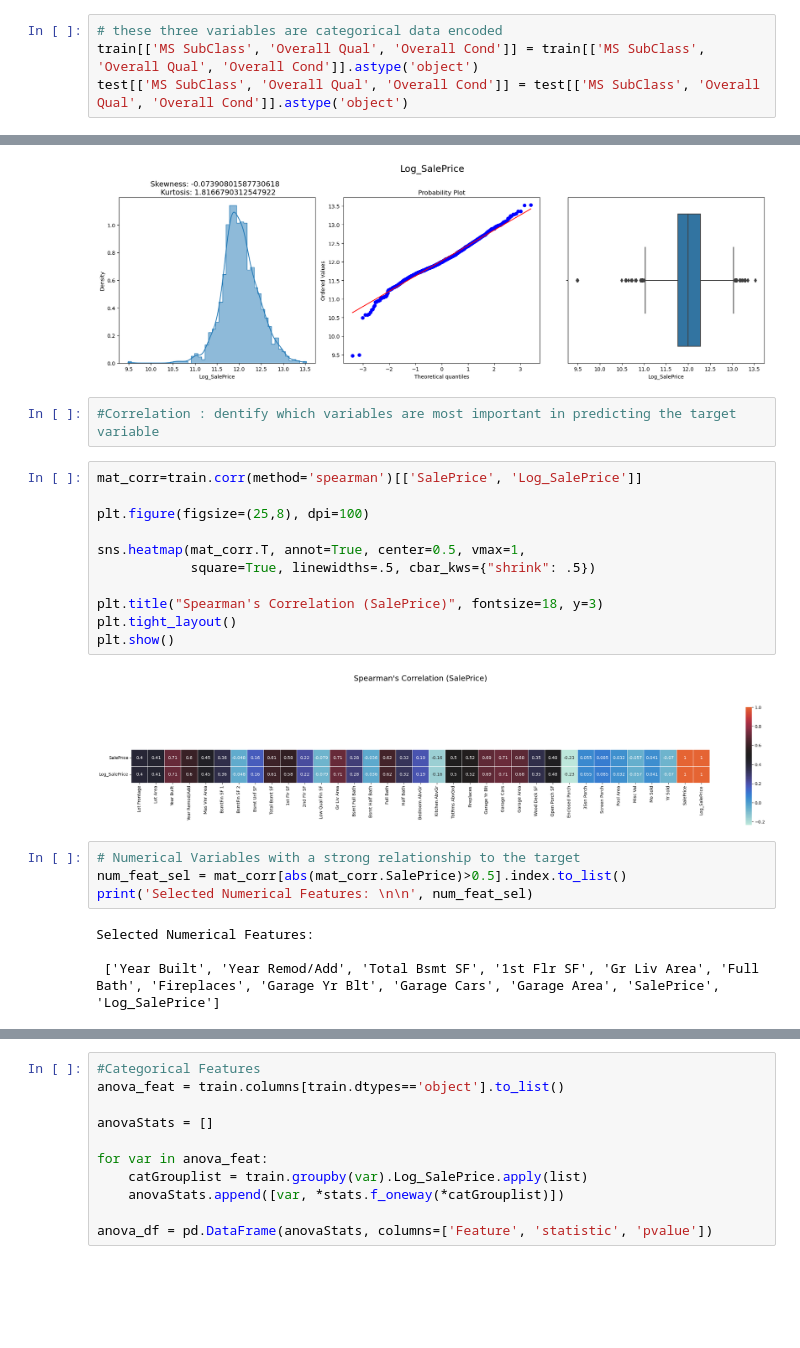
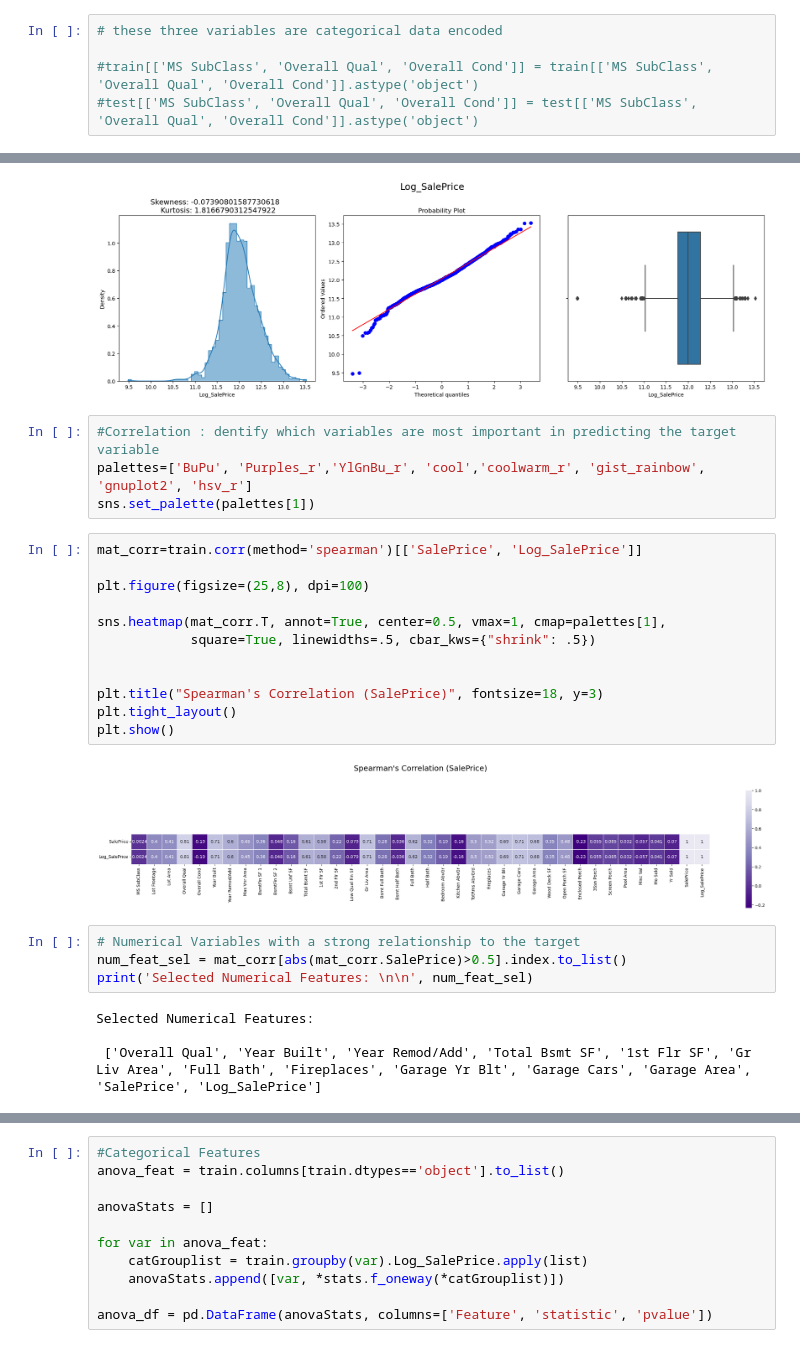
Before and after one commit to Ismail-Bzk/Kaggle-Master, a Jupyter notebook: House prediction.ipynb, the cells around one changed output, grey strips where cells are left out. Saved outputs shown, nothing was run; the diff lists cells and outputs as text; blank space fills up the shorter version.

```diff
--- a/House prediction.ipynb
+++ b/House prediction.ipynb
@@ -73,7 +103,8 @@ Numeric:  36
 # %%
 # these three variables are categorical data encoded
-train[['MS SubClass', 'Overall Qual', 'Overall Cond']] = train[['MS SubClass', 'Overall Qual', 'Overall Cond']].astype('object')
-test[['MS SubClass', 'Overall Qual', 'Overall Cond']] = test[['MS SubClass', 'Overall Qual', 'Overall Cond']].astype('object')
+
+#train[['MS SubClass', 'Overall Qual', 'Overall Cond']] = train[['MS SubClass', 'Overall Qual', 'Overall Cond']].astype('object')
+#test[['MS SubClass', 'Overall Qual', 'Overall Cond']] = test[['MS SubClass', 'Overall Qual', 'Overall Cond']].astype('object')
 # %%
 # 2. Data Cleaning ¶
 # %%
@@ -351,19 +386,22 @@ targe_plot('Log_SalePrice')
 [figure]
 # %%
 #Correlation : dentify which variables are most important in predicting the target variable
+palettes=['BuPu', 'Purples_r','YlGnBu_r', 'cool','coolwarm_r', 'gist_rainbow', 'gnuplot2', 'hsv_r']
+sns.set_palette(palettes[1])
 # %%
 mat_corr=train.corr(method='spearman')[['SalePrice', 'Log_SalePrice']]
 
 plt.figure(figsize=(25,8), dpi=100)
 
-sns.heatmap(mat_corr.T, annot=True, center=0.5, vmax=1,
+sns.heatmap(mat_corr.T, annot=True, center=0.5, vmax=1, cmap=palettes[1],
             square=True, linewidths=.5, cbar_kws={"shrink": .5})
+
 
 plt.title("Spearman's Correlation (SalePrice)", fontsize=18, y=3)
 plt.tight_layout()
 plt.show()
 # %% [output]
-[figure, old version]
+[figure, new version]
 # %%
 # Numerical Variables with a strong relationship to the target
 num_feat_sel = mat_corr[abs(mat_corr.SalePrice)>0.5].index.to_list()
@@ -371,7 +409,7 @@ print('Selected Numerical Features: \n\n', num_feat_sel)
 # %% [output]
 Selected Numerical Features:
 
- ['Year Built', 'Year Remod/Add', 'Total Bsmt SF', '1st Flr SF', 'Gr Liv Area', 'Full Bath', 'Fireplaces', 'Garage Yr Blt', 'Garage Cars', 'Garage Area', 'SalePrice', 'Log_SalePrice']
+ ['Overall Qual', 'Year Built', 'Year Remod/Add', 'Total Bsmt SF', '1st Flr SF', 'Gr Liv Area', 'Full Bath', 'Fireplaces', 'Garage Yr Blt', 'Garage Cars', 'Garage Area', 'SalePrice', 'Log_SalePrice']
 # %%
 ncols = 3
 nrows = round(len(num_feat_sel)/ncols)
```
Also changed, not shown: parts of 29 cells of this notebook.
